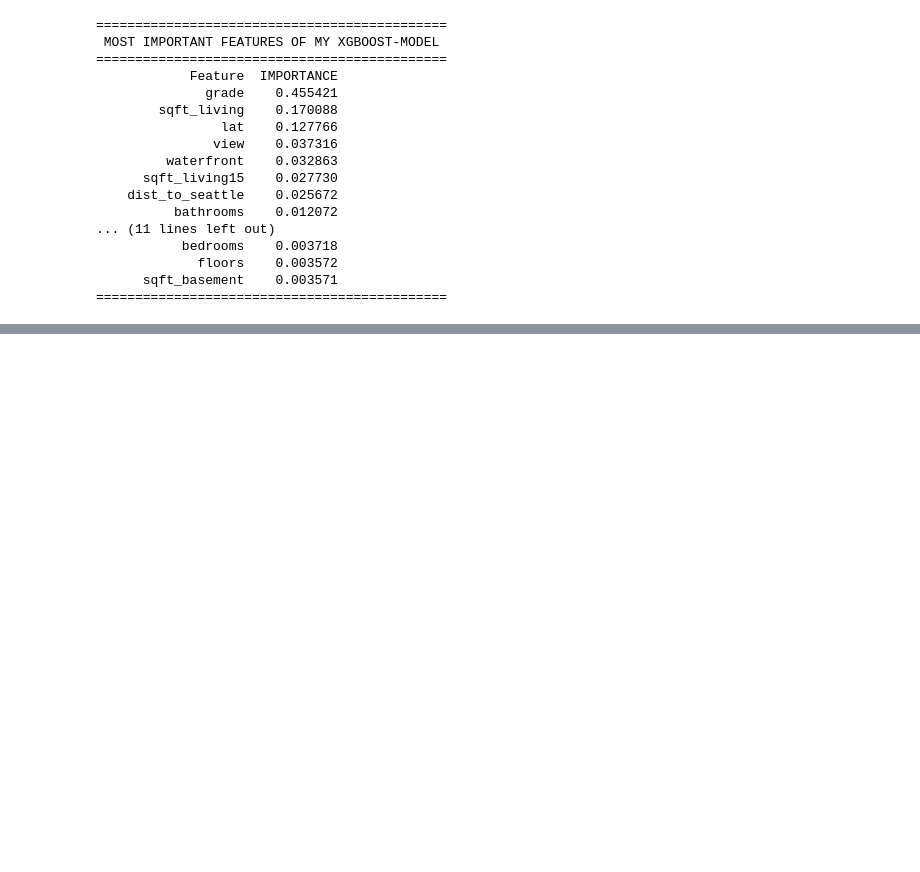
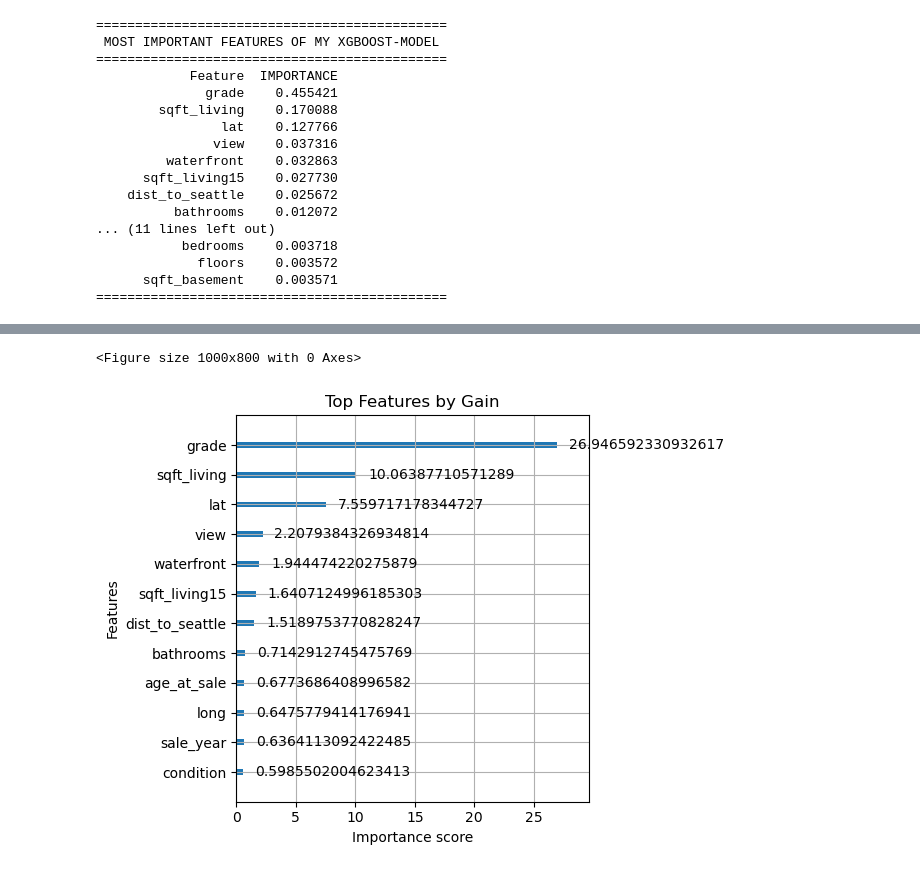
Before and after one commit to magrimuc/IronKaggle, a Jupyter notebook: RegressionModels.ipynb, the cells around one changed output, grey strips where cells are left out. Cells and saved outputs as stored; diff of their text form; code cells hidden in the pictures; blank space fills up the shorter version.

Commit message:
new plot

```diff
--- a/RegressionModels.ipynb
+++ b/RegressionModels.ipynb
@@ -392,0 +417,12 @@ print("=" * 45)
+# %%
+import matplotlib.pyplot as plt
+from xgboost import plot_importance
+
+plt.figure(figsize=(10, 8))
+plot_importance(best_xgb_model, max_num_features=12, importance_type='gain')
+plt.title('Top Features by Gain')
+plt.tight_layout()
+plt.show()
+# %% [output]
+<Figure size 1000x800 with 0 Axes>
+[figure, added]
```
Also changed, not shown: parts of 1 cell of this notebook, 1 other file.
